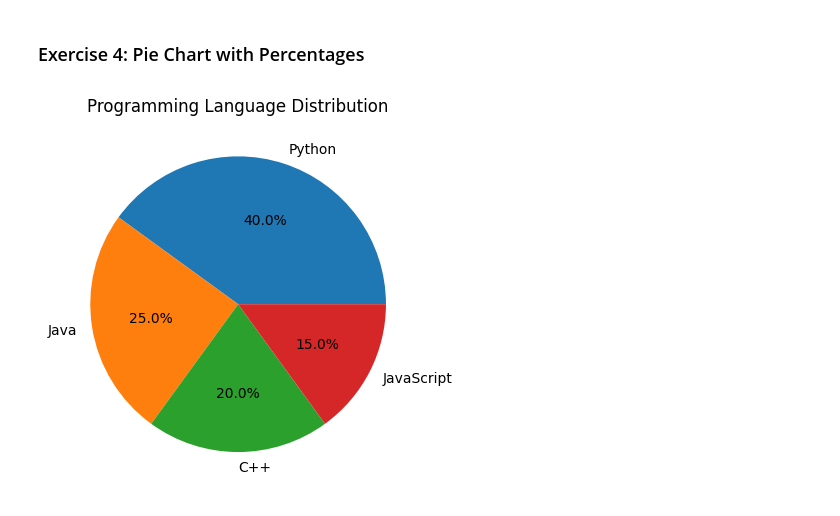
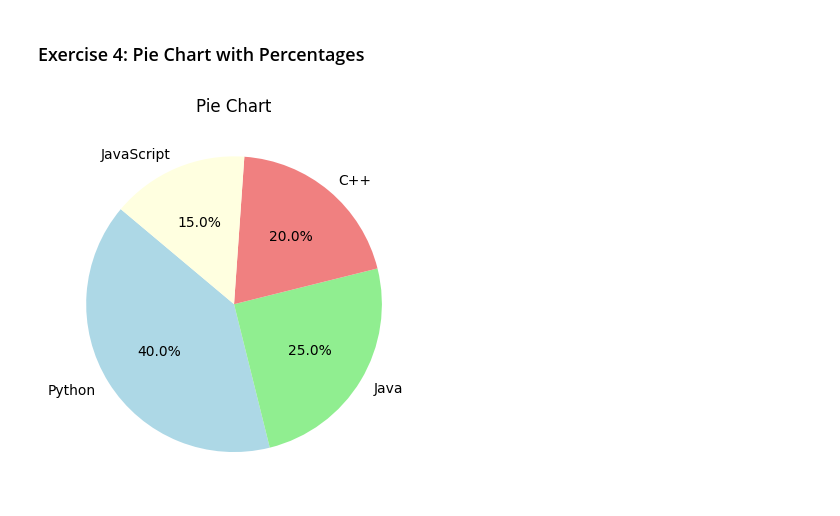
Before and after one commit to Harish-Bhaskar/python-jupyter-template, a Jupyter notebook: src/4-pie-chart.ipynb, the cells around one changed output. Cells and saved outputs as stored; diff of their text form; code cells hidden in the pictures.

```diff
--- a/src/4-pie-chart.ipynb
+++ b/src/4-pie-chart.ipynb
@@ -3,21 +3,19 @@
 # %%
 # TASK: Create a pie chart with the following data: labels = ['Python', 'Java', 'C++', 'JavaScript'] and sizes = [40, 25, 20, 15].
 # Display the percentages on the chart using autopct.
 
 # Importing library
 import matplotlib.pyplot as plt
 
-# Data
-labels = ['Python', 'Java', 'C++', 'JavaScript']
-sizes = [40, 25, 20, 15]
+try:
+    labels = ['Python', 'Java', 'C++', 'JavaScript']
+    sizes = [40, 25, 20, 15]
 
-# Create pie chart
-plt.pie(sizes, labels=labels, autopct='%1.1f%%')
+    plt.pie(sizes, labels=labels, autopct='%1.1f%%', startangle=140, colors=['lightblue', 'lightgreen', 'lightcoral', 'lightyellow'])
+    plt.title('Pie Chart')
+    plt.show()
 
-# Add title
-plt.title('Programming Language Distribution')
-
-# Display the plot
-plt.show()
+except Exception as e:
+    print("Error in pie chart:", str(e))
 # %% [output]
-[figure, old version]
+[figure, new version]
```
Also changed, not shown: 5 other files.
